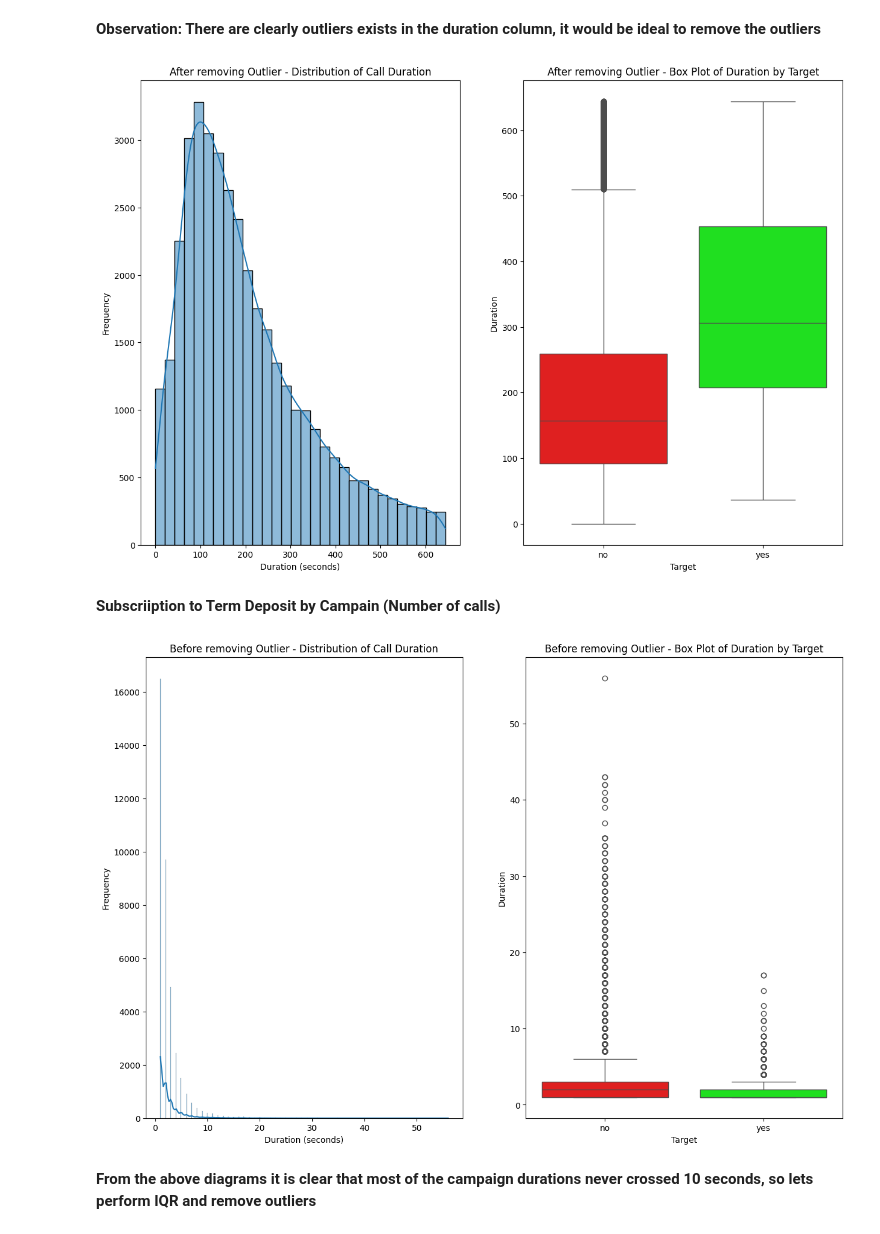
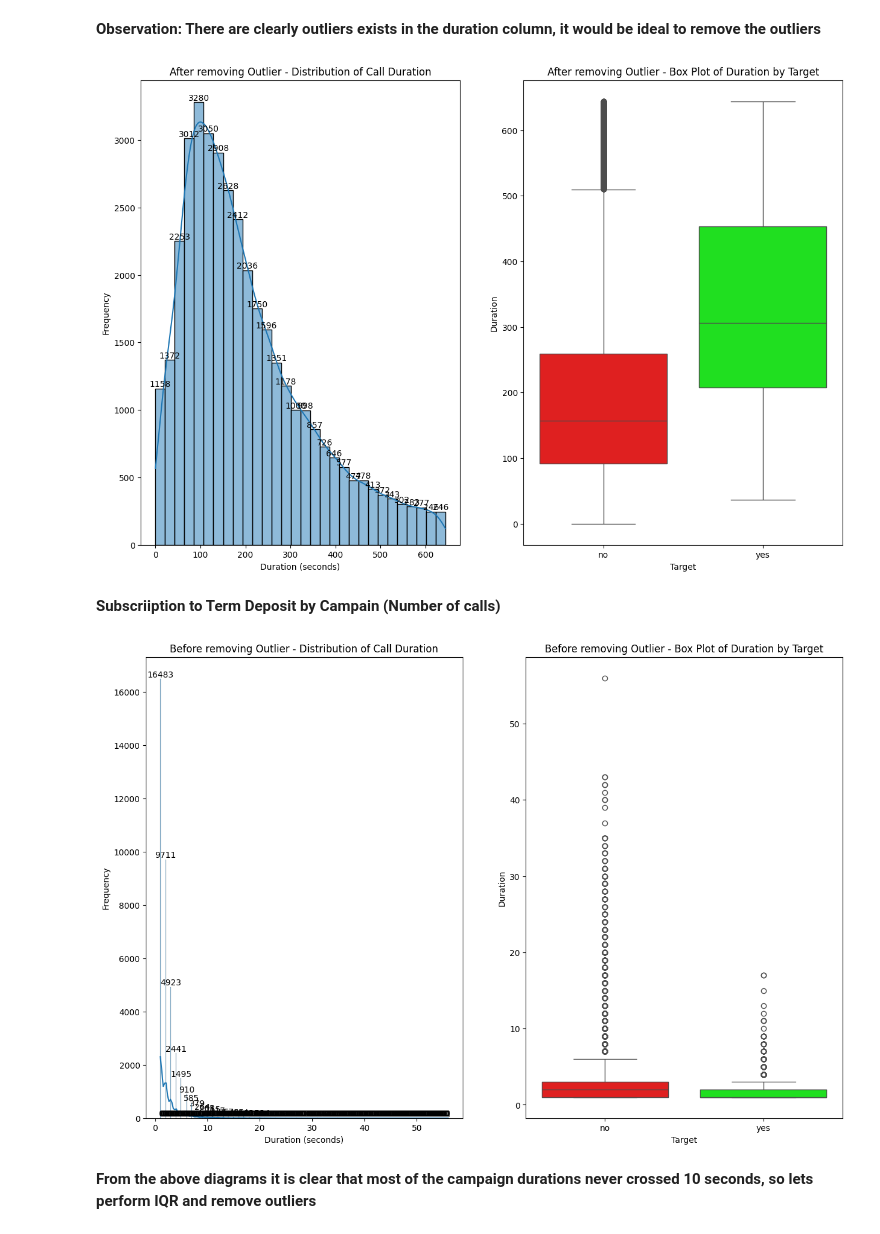
Before and after one commit to purnachand1186/bankMarketing_ML, a Jupyter notebook: prompt_III.ipynb, the cells around one changed output. Cells and saved outputs as stored; diff of their text form; code cells hidden in the pictures.

```diff
--- a/prompt_III.ipynb
+++ b/prompt_III.ipynb
@@ -256,6 +256,8 @@ plt.show()
 # %%
 fig, ax = plt.subplots(1,2,figsize=(15,10))
 fig = sns.histplot(df['duration'], bins=30, kde=True, ax = ax[0])
+for container in fig.containers:
+    fig.bar_label(container)
 fig.set_title('Distribution of Call Duration')
 fig.set_xlabel('Duration (seconds)')
 fig.set_ylabel('Frequency')
@@ -273,6 +275,8 @@ df = remove_outliers(df,'duration')
 # %%
 fig, ax = plt.subplots(1,2,figsize=(15,10))
 fig = sns.histplot(df['duration'], bins=30, kde=True, ax = ax[0])
+for container in fig.containers:
+    fig.bar_label(container)
 fig.set_title('After removing Outlier - Distribution of Call Duration')
 fig.set_xlabel('Duration (seconds)')
 fig.set_ylabel('Frequency')
@@ -282,22 +286,24 @@ fig.set_xlabel('Target')
 fig.set_ylabel('Duration')
 plt.show()
 # %% [output]
-[figure, old version]
+[figure, new version]
 # %% [markdown]
 **Subscriiption to Term Deposit by Campain (Number of calls)**
 # %%
 fig, ax = plt.subplots(1,2,figsize=(15,10))
 fig = sns.histplot(df['campaign'], kde=True, ax = ax[0])
+for container in fig.containers:
+    fig.bar_label(container)
 fig.set_title('Before removing Outlier - Distribution of Call Duration')
 fig.set_xlabel('Duration (seconds)')
 fig.set_ylabel('Frequency')
 fig = sns.boxplot(x='y', y='campaign', data=df,palette=["#FF0000", "#00FF00"],ax = ax[1])
 fig.set_title('Before removing Outlier - Box Plot of Duration by Target')
 fig.set_xlabel('Target')
 fig.set_ylabel('Duration')
 plt.show()
 # %% [output]
-[figure, old version]
+[figure, new version]
 # %% [markdown]
 **From the above diagrams it is clear that most of the campaign durations never crossed 10 seconds, so lets perform IQR and remove outliers**
 # %%
```
Also changed, not shown: parts of 3 cells of this notebook.
